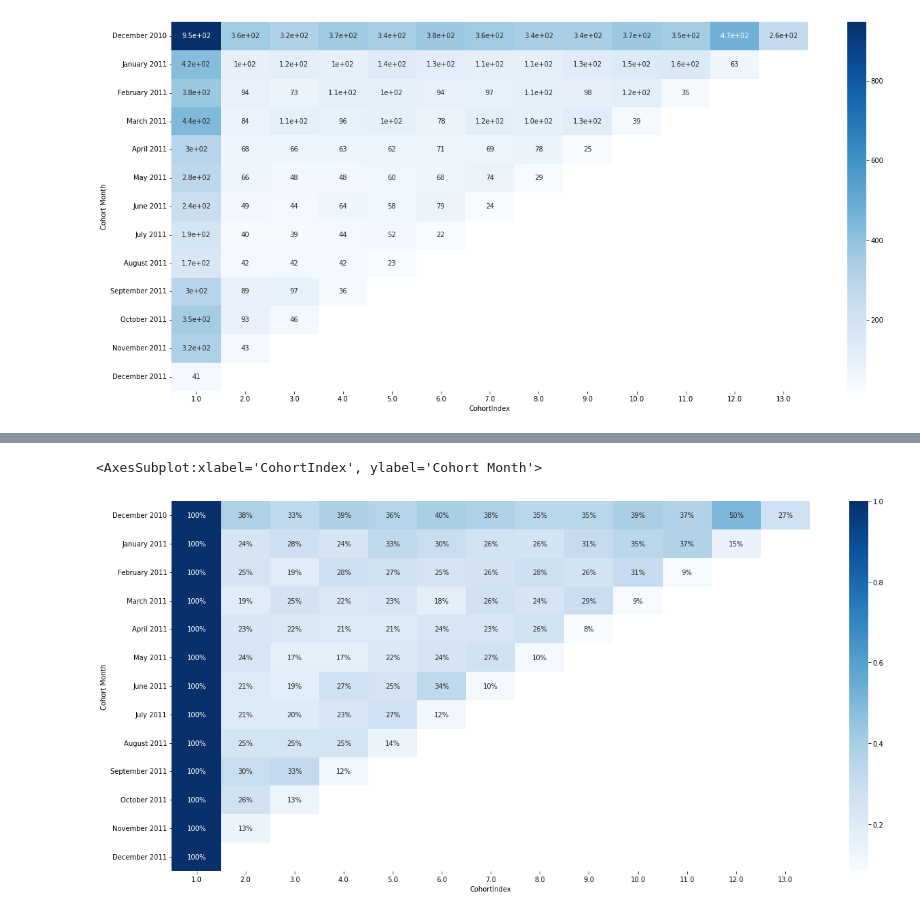
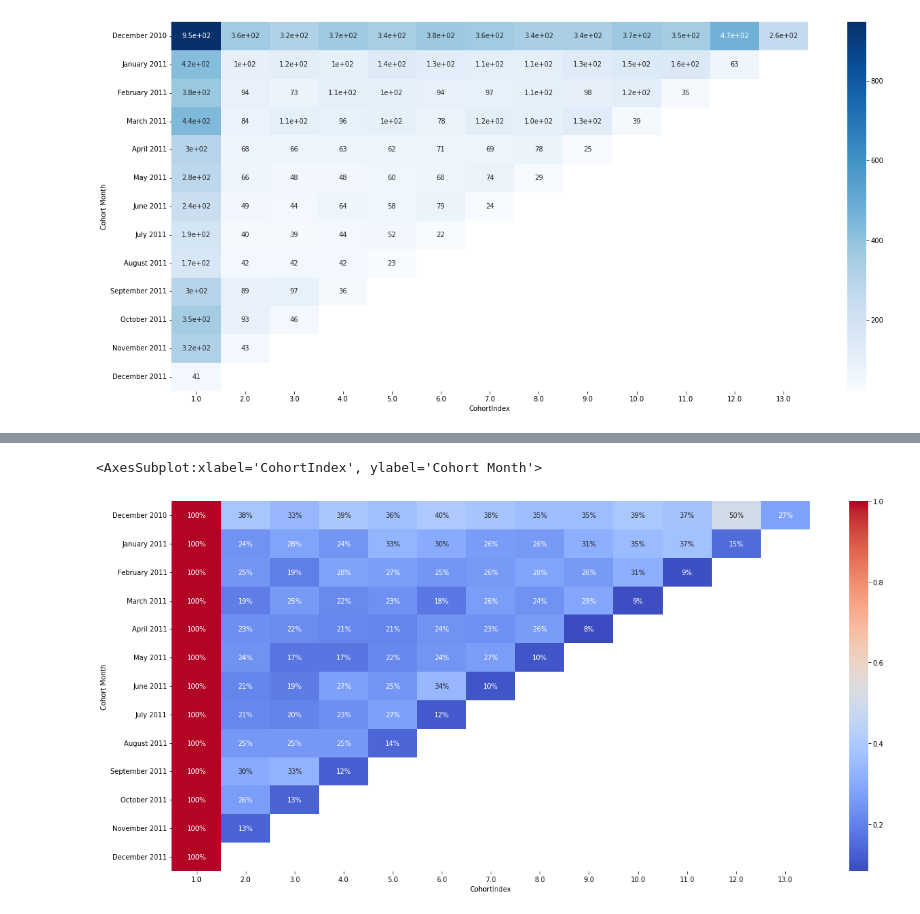
Before and after one commit to saimun4all/Cohort-Analysis-with-Python, a Jupyter notebook: Cohort analysis.ipynb, the cells around one changed output, grey strips where cells are left out. Cells and saved outputs as stored; diff of their text form; code cells hidden in the pictures.

```diff
--- a/Cohort analysis.ipynb
+++ b/Cohort analysis.ipynb
@@ -184,7 +184,7 @@ new_cohort_table
 # %%
 # create percentages visual
 plt.figure(figsize=(21,10))
-sns.heatmap(new_cohort_table, annot=True, cmap='Blues',fmt='.0%')
+sns.heatmap(new_cohort_table, annot=True, cmap='coolwarm',fmt='.0%')
 # %% [output]
 <AxesSubplot:xlabel='CohortIndex', ylabel='Cohort Month'>
-[figure, old version]
+[figure, new version]
```
